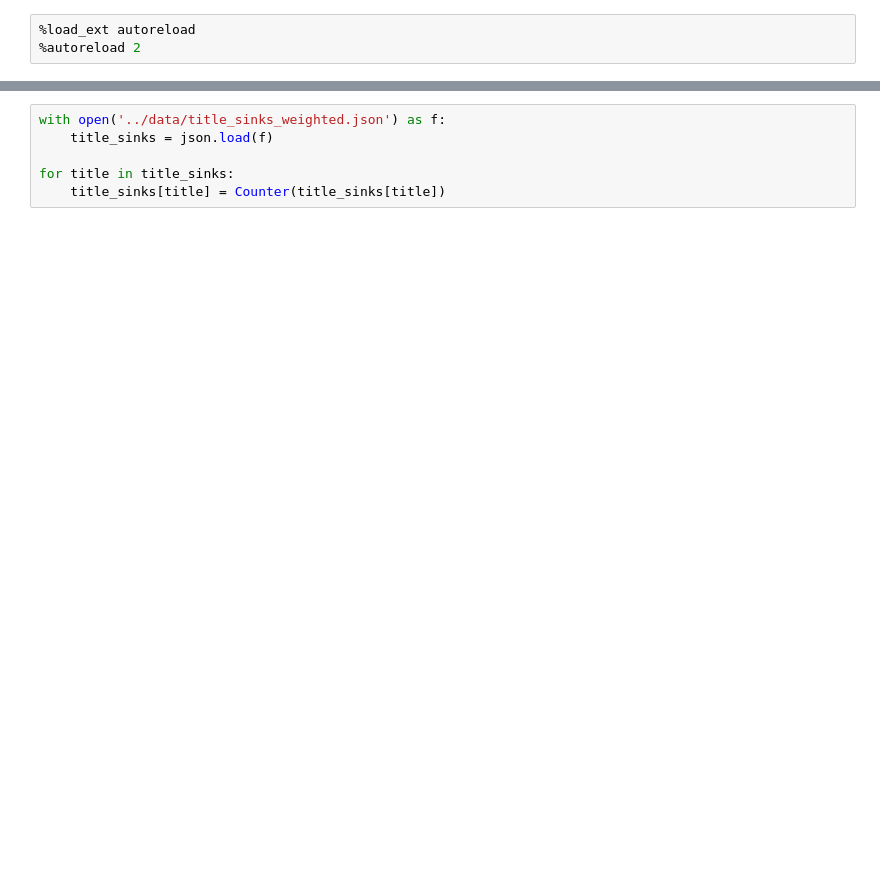
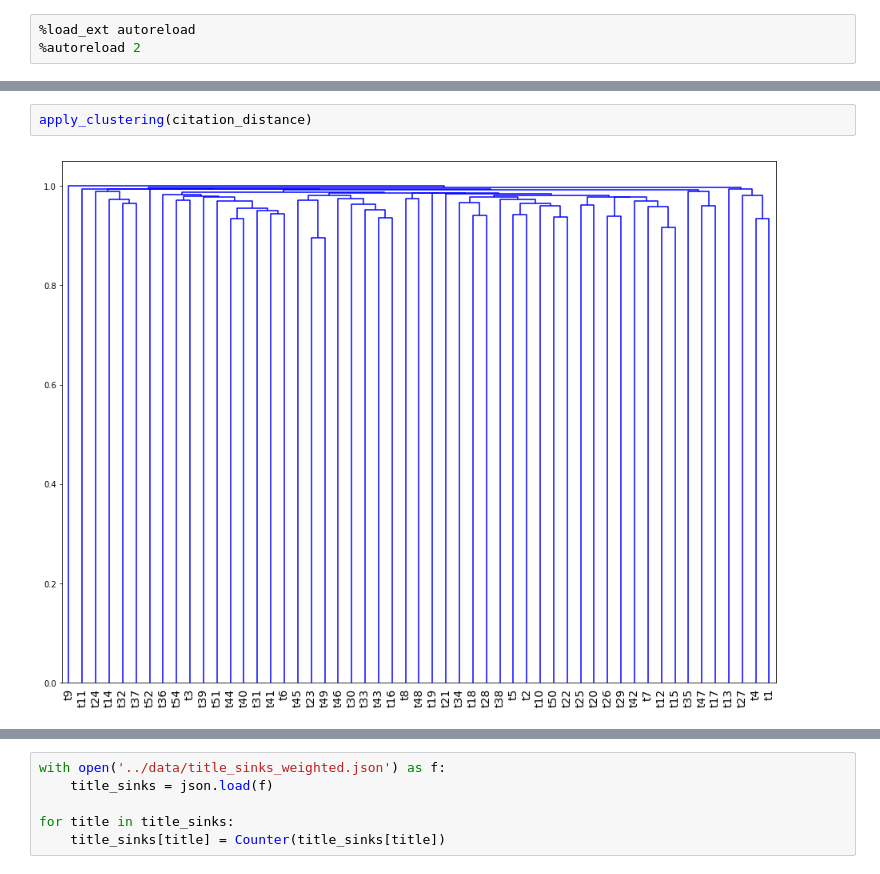
Before and after one commit to zhihao-liu/uscode-analysis, a Jupyter notebook: examples/title_cluster.ipynb, the cells around one changed output, grey strips where cells are left out. Saved outputs shown, nothing was run; the diff lists cells and outputs as text; blank space fills up the shorter version.

```diff
--- a/examples/title_cluster.ipynb
+++ b/examples/title_cluster.ipynb
@@ -63,0 +41,4 @@ with open('../data/title_sinks_weighted.json', 'w') as f:
+# %%
+apply_clustering(citation_distance)
+# %% [output]
+[figure, added]
```
Also changed, not shown: parts of 14 cells of this notebook, 3 other files.
